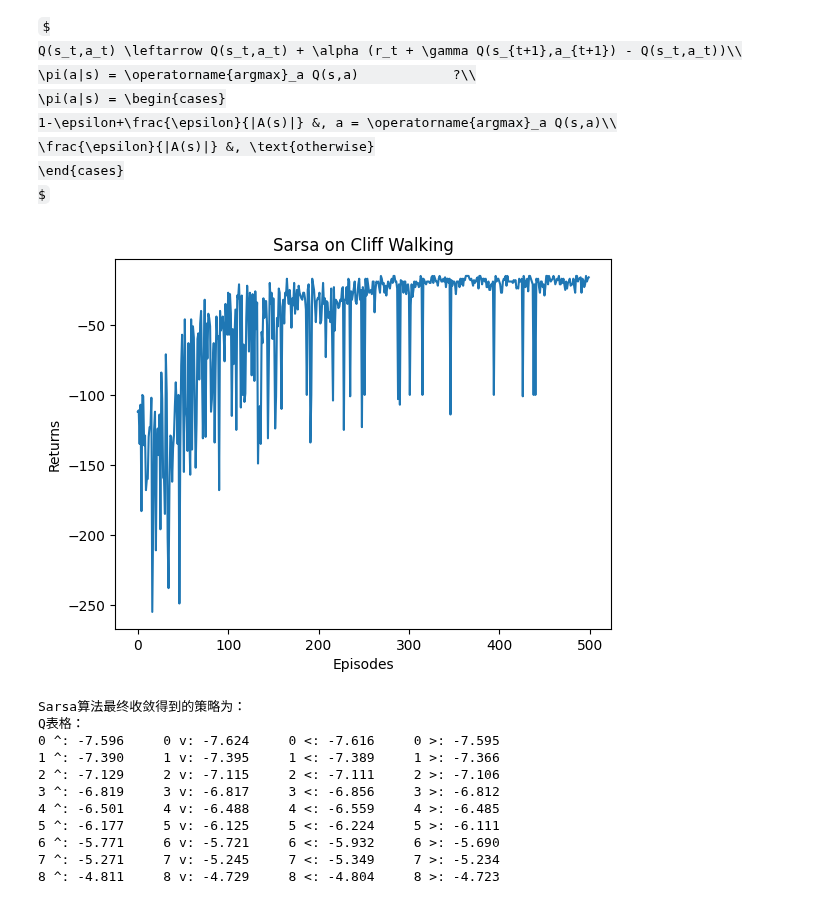
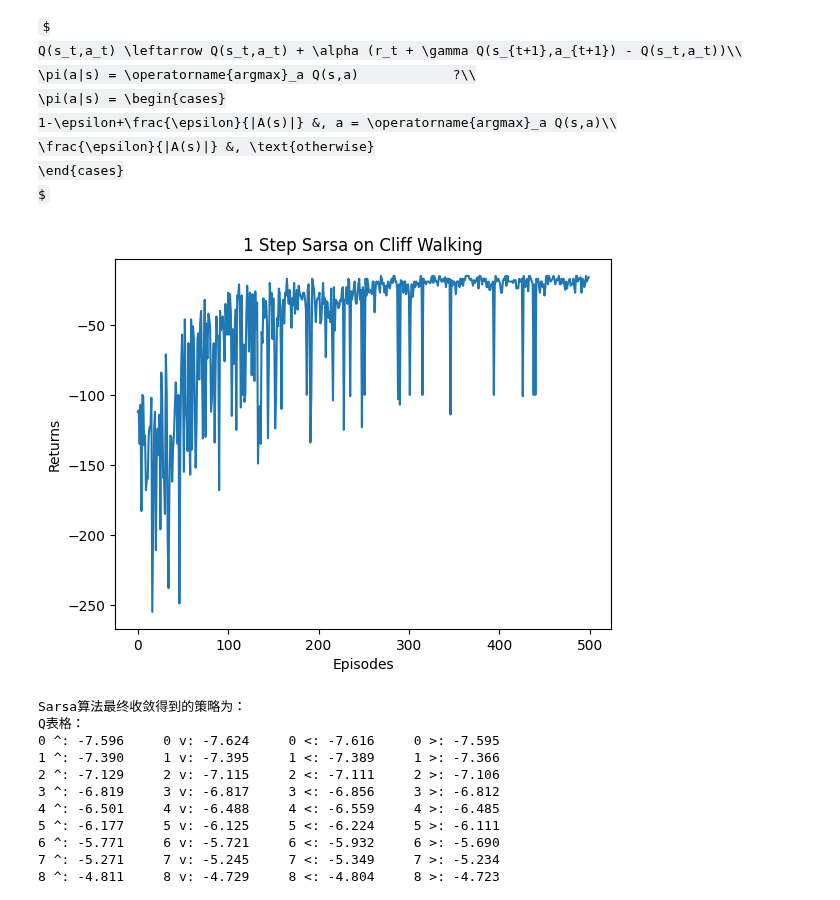
Before and after one commit to lanceyliao/Hands-on-RL, a Jupyter notebook: 合集.ipynb, the cells around one changed output. Drawn from its saved outputs; the diff is of its cells as text; code cells hidden in the pictures; some formulas as TeX source.

```diff
--- a/合集.ipynb
+++ b/合集.ipynb
@@ -1292,21 +1295,25 @@ Sarsa可以看作是一个智能体的，包括了以下几个功能的：
 . 输出，输出每个状态最优的动作
 . update，增量更新动作的价值函数
 '''
+
+
 class Sarsa:
     """ Sarsa算法 """
-    def __init__(self, ncol, nrow, epsilon, alpha, gamma, n_action=4):
+
+    def __init__(self, ncol, nrow, epsilon, alpha, gamma, n_action=4, n=1):
         self.Q_table = np.zeros([nrow * ncol, n_action])  # 初始化Q(s,a)表格
         self.n_action = n_action  # 动作个数
         self.alpha = alpha  # 学习率
         self.gamma = gamma  # 折扣因子
         self.epsilon = epsilon  # epsilon-贪婪策略中的参数
+        self.n = n  # 采用n步Sarsa算法
 
     ## 获取当前采取的行动，采取了ε-贪婪策略
     def take_action(self, s):  # 选取下一步的操作,具体实现为epsilon-贪婪
-        if np.random.random() < self.epsilon:           ##  随机选择一个动作
+        if np.random.random() < self.epsilon:  ##  随机选择一个动作
             a = np.random.randint(self.n_action)
         else:
-            a = np.argmax(self.Q_table[s])     ##  拿到动作价值最大的动作
+            a = np.argmax(self.Q_table[s])  ##  拿到动作价值最大的动作
         return a
 
     ## 拿到每个状态最优的动作，最优动作标记1，其他的动作标记0
@@ -1319,73 +1326,77 @@ class Sarsa:
         return a_n
 
     ## 增量更新动作价值函数，对应相应的公式
-    def update(self, s0, a0, r, s1, a1):
-        td_error = r + self.gamma * self.Q_table[s1, a1] - self.Q_table[s0, a0]    ## 算时序差分的
-        self.Q_table[s0, a0] += self.alpha * td_error      ##  更新动作价值函数
+    def update(self, s0, a0, r, s1, a1, done):
+        td_error = r + self.gamma * self.Q_table[s1, a1] - self.Q_table[s0, a0]  ## 算时序差分的
+        self.Q_table[s0, a0] += self.alpha * td_error  ##  更新动作价值函数
 # %%
 ncol = 12  ##  列
-nrow = 4   ##  行
+nrow = 4  ##  行
 env = CliffWalkingEnv(ncol, nrow)  ##  实例化悬崖环境 env
-np.random.seed(0)     ##  给定随机数种子，方便复现内容的
-epsilon = 0.1         ##  ε的值指定是 0.1
-alpha = 0.1           ##  α的值初始化是 0.1
-gamma = 0.9           ##  γ的值初始化是 0.9
-agent = Sarsa(ncol, nrow, epsilon, alpha, gamma)      ##  实例化sarsa
-num_episodes = 500  # 智能体在环境中运行的序列的数量
+np.random.seed(0)  ##  给定随机数种子，方便复现内容的
+epsilon = 0.1  ##  ε的值指定是 0.1
+alpha = 0.1  ##  α的值初始化是 0.1
+gamma = 0.9  ##  γ的值初始化是 0.9
+agent = Sarsa(ncol, nrow, epsilon, alpha, gamma)  ##  实例化sarsa
 
-return_list = []  # 记录每一条序列的回报
-for i in range(10):  # 显示10个进度条
-    # tqdm的进度条功能
-    with tqdm(total=num_episodes // 10, desc=f'Iteration {i}') as pbar:
-        for i_episode in range(num_episodes // 10):  # 每个进度条的序列数
-            episode_return = 0                 ##  序列返回值
-            s = env.reset()                ##  初始化环境，并给出初始状态 s
-            a = agent.take_action(s)  ##  智能体采取动作，拿到初始动作actioin
-            done = False                       ##  是否终止的
-            while not done:                    ##  没有终止就执行
-                s_, r, done = env.step(a)           ## 智能体前进一步，拿到下一个状态、奖励，是否终止的
-                a_ = agent.take_action(s_)           ## 智能体使用ε-贪婪策略选择动作 a_
-                episode_return += r  # 这里回报的计算不进行折扣因子衰减
-                agent.update(s, a, r, s_, a_)  ##  增量更新动作价值函数
-                s = s_ ## 赋值给当前状态
-                a = a_  ## 赋值给后续的动作
-            return_list.append(episode_return)
-            if (i_episode + 1) % 10 == 0:  # 每10条序列打印一下这10条序列的平均回报
-                pbar.set_postfix({
-                    'episode': f'{num_episodes / 10 * i + i_episode + 1}',
-                    'return': f'{np.mean(return_list[-10:]):.3f}'
-                })
-            pbar.update(1)
 
-episodes_list = list(range(len(return_list)))
-plt.plot(episodes_list, return_list)
-plt.xlabel('Episodes')
-plt.ylabel('Returns')
-plt.title('Sarsa on Cliff Walking')
-plt.show()
+def plot_sarsa(agent, num_episodes=500):  # 智能体在环境中运行的序列的数量
+    return_list = []  # 记录每一条序列的回报
+    for i in range(10):  # 显示10个进度条
+        # tqdm的进度条功能
+        with tqdm(total=num_episodes // 10, desc=f'Iteration {i}') as pbar:
+            for i_episode in range(num_episodes // 10):  # 每个进度条的序列数
+                episode_return = 0  ##  序列返回值
+                s = env.reset()  ##  初始化环境，并给出初始状态 s
+                a = agent.take_action(s)  ##  智能体采取动作，拿到初始动作actioin
+                done = False  ##  是否终止的
+                while not done:  ##  没有终止就执行
+                    s_, r, done = env.step(a)  ## 智能体前进一步，拿到下一个状态、奖励，是否终止的
+                    a_ = agent.take_action(s_)  ## 智能体使用ε-贪婪策略选择动作 a_
+                    episode_return += r  # 这里回报的计算不进行折扣因子衰减
+                    agent.update(s, a, r, s_, a_, done)  ##  增量更新动作价值函数
+                    s = s_  ## 赋值给当前状态
+                    a = a_  ## 赋值给后续的动作
+                return_list.append(episode_return)
+                if (i_episode + 1) % 10 == 0:  # 每10条序列打印一下这10条序列的平均回报
+                    pbar.set_postfix({
+                        'episode': f'{num_episodes / 10 * i + i_episode + 1}',
+                        'return': f'{np.mean(return_list[-10:]):.3f}'
+                    })
+                pbar.update(1)
+
+    episodes_list = list(range(len(return_list)))
+    plt.plot(episodes_list, return_list)
+    plt.xlabel('Episodes')
+    plt.ylabel('Returns')
+    plt.title(f'{agent.n} Step Sarsa on Cliff Walking')
+    plt.show()
+
+
+plot_sarsa(agent)
 
 # Iteration 0: 100%|██████████| 50/50 [00:00<00:00, 1206.19it/s, episode=50,
 # return=-119.400]
 # Iteration 1: 100%|██████████| 50/50 [00:00<00:00, 1379.84it/s, episode=100,
 # return=-63.000]
 # Iteration 2: 100%|██████████| 50/50 [00:00<00:00, 2225.14it/s, episode=150,
 # return=-51.200]
 # Iteration 3: 100%|██████████| 50/50 [00:00<00:00, 2786.80it/s, episode=200,
 # return=-48.100]
 # Iteration 4: 100%|██████████| 50/50 [00:00<00:00, 1705.21it/s, episode=250,
 # return=-35.700]
 # Iteration 5: 100%|██████████| 50/50 [00:00<00:00, 3393.12it/s, episode=300,
 # return=-29.900]
 # Iteration 6: 100%|██████████| 50/50 [00:00<00:00, 3694.32it/s, episode=350,
 # return=-28.300]
 # Iteration 7: 100%|██████████| 50/50 [00:00<00:00, 3705.87it/s, episode=400,
 # return=-27.700]
 # Iteration 8: 100%|██████████| 50/50 [00:00<00:00, 4115.61it/s, episode=450,
 # return=-28.500]
 # Iteration 9: 100%|██████████| 50/50 [00:00<00:00, 3423.20it/s, episode=500,
 # return=-18.900]
 # %% [output]
-[figure, old version]
+[figure, new version]
 # %%
 def print_agent(agent, env, action_meaning, disaster=[], end=[]):
     print("Q表格：")
```
Also changed, not shown: parts of 11 cells of this notebook, 1 other file.
